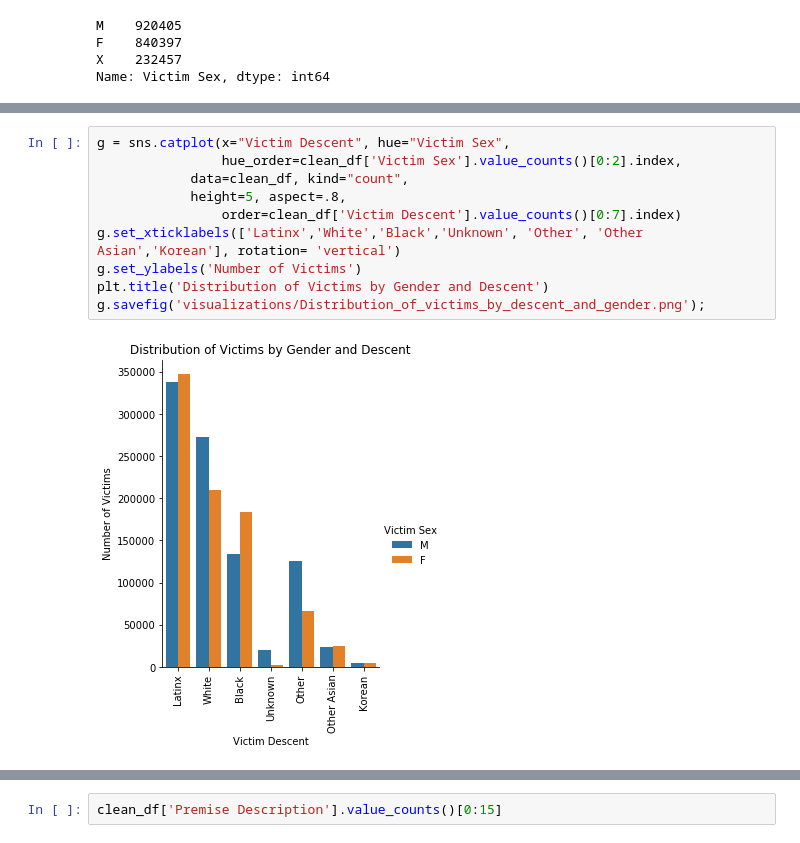
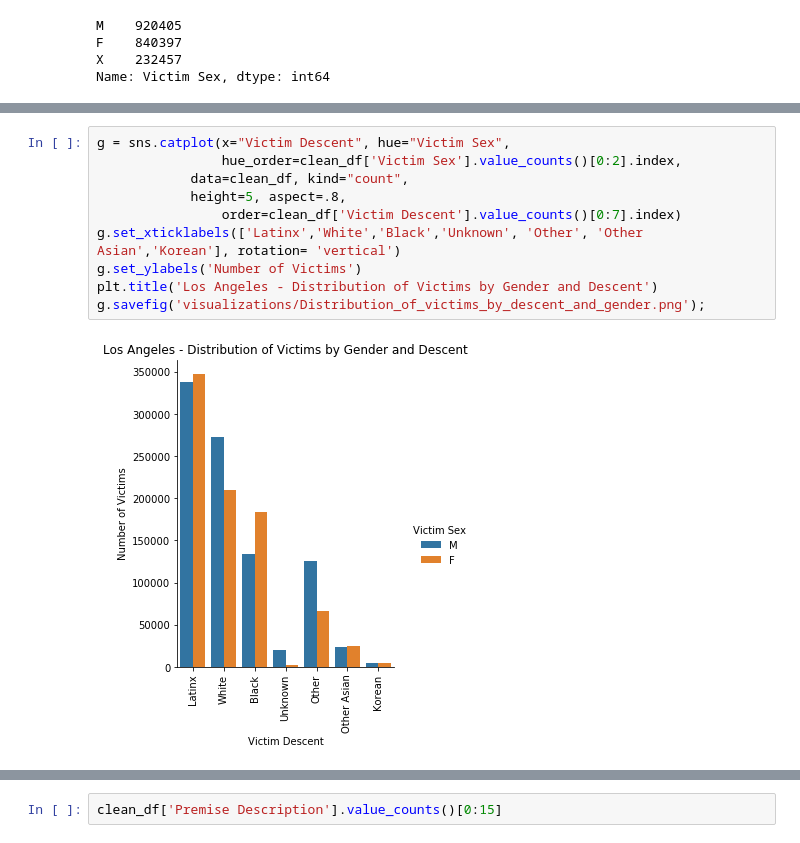
Before and after one commit to sidneykung/LA_crime_forecasting, a Jupyter notebook: eda_lhamu.ipynb, the cells around one changed output, grey strips where cells are left out. Cells and saved outputs as stored; diff of their text form.

```diff
--- a/eda_lhamu.ipynb
+++ b/eda_lhamu.ipynb
@@ -199,15 +201,15 @@ g.savefig('visualizations/Distribution_of_victims_by_descent_and_area_name.png')
 # %%
 g = sns.catplot(x="Victim Descent", hue="Victim Sex",
                 hue_order=clean_df['Victim Sex'].value_counts()[0:2].index,
             data=clean_df, kind="count",
             height=5, aspect=.8,
                 order=clean_df['Victim Descent'].value_counts()[0:7].index)
 g.set_xticklabels(['Latinx','White','Black','Unknown', 'Other', 'Other Asian','Korean'], rotation= 'vertical')
 g.set_ylabels('Number of Victims')
-plt.title('Distribution of Victims by Gender and Descent')
+plt.title('Los Angeles - Distribution of Victims by Gender and Descent')
 g.savefig('visualizations/Distribution_of_victims_by_descent_and_gender.png');
 # %% [output]
-[figure, old version]
+[figure, new version]
 # %%
 g = sns.catplot(y="Crime Code Description", hue="Victim Sex",
                 hue_order=clean_df['Victim Sex'].value_counts()[0:2].index,
```
Also changed, not shown: parts of 23 cells of this notebook, 10 other files.
